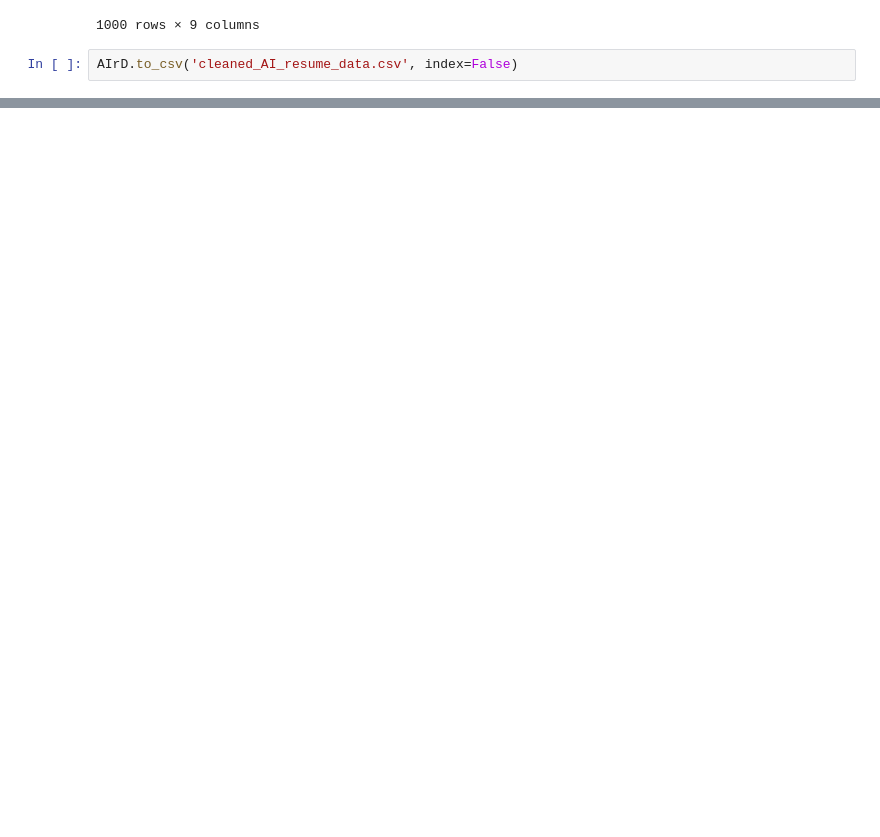
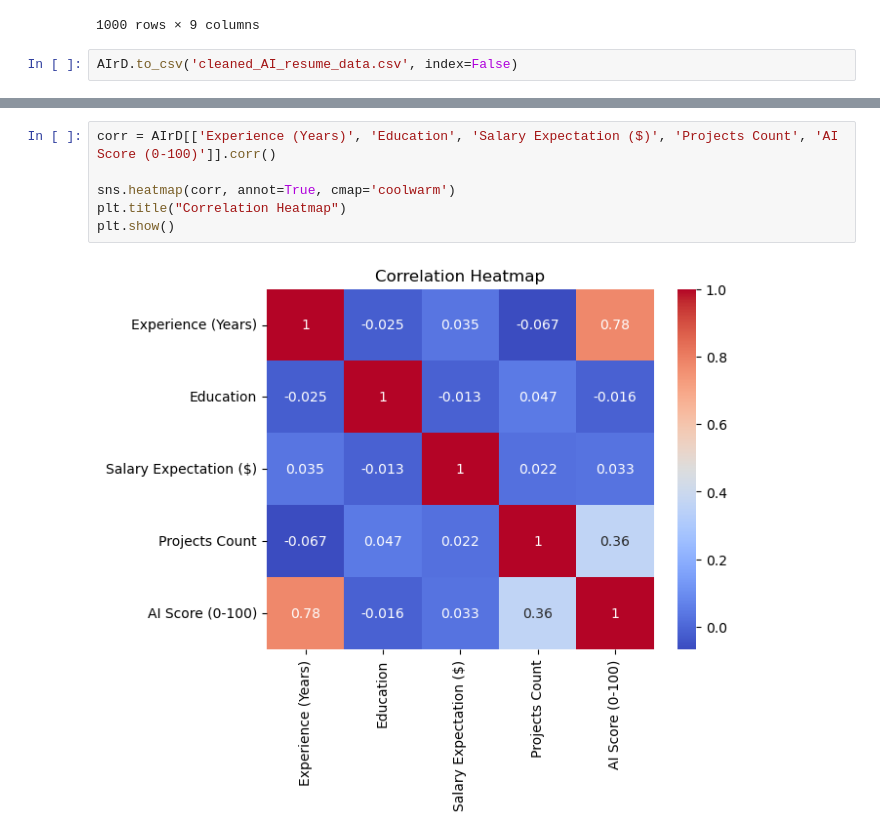
Before and after one commit to bella-mia/2025_FinalProject_ByteMe, a Jupyter notebook: AIr_clean_wClass.ipynb, the cells around one changed output, grey strips where cells are left out. Cells and saved outputs as stored; diff of their text form; blank space fills up the shorter version.

```diff
--- a/AIr_clean_wClass.ipynb
+++ b/AIr_clean_wClass.ipynb
@@ -55,0 +107,8 @@ AIrD.to_csv('cleaned_AI_resume_data.csv', index=False)
+# %%
+corr = AIrD[['Experience (Years)', 'Education', 'Salary Expectation ($)', 'Projects Count', 'AI Score (0-100)']].corr()
+
+sns.heatmap(corr, annot=True, cmap='coolwarm')
+plt.title("Correlation Heatmap")
+plt.show()
+# %% [output]
+[figure, added]
```
Also changed, not shown: parts of 4 cells of this notebook.
